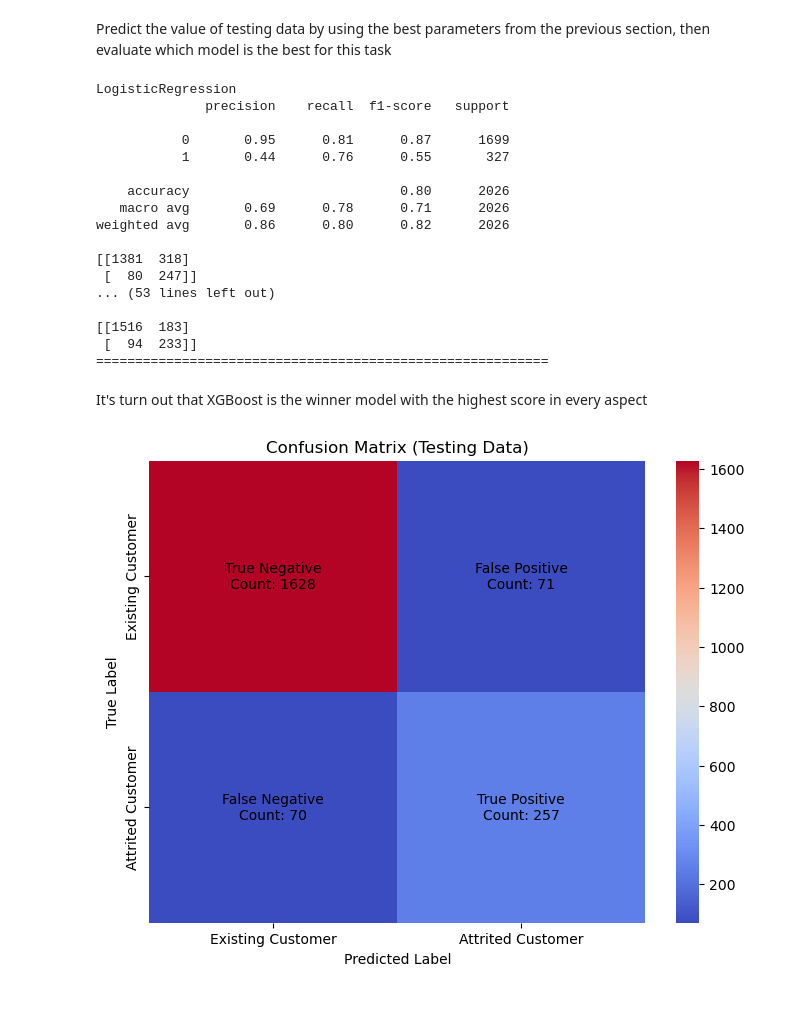
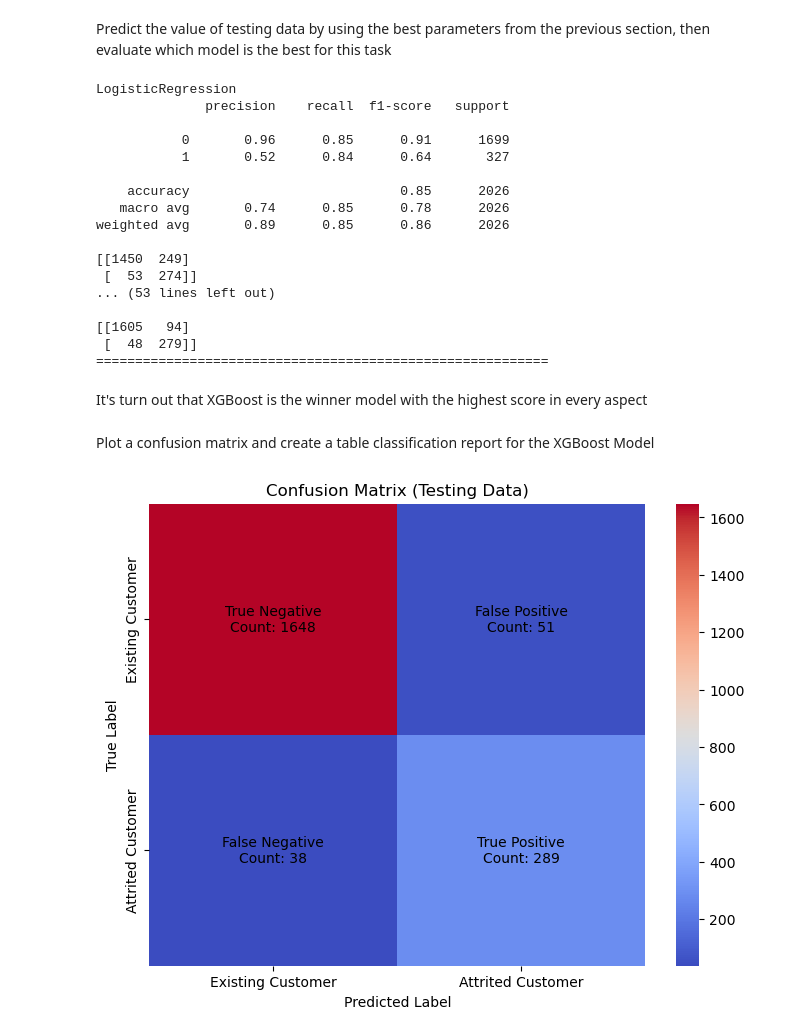
Before and after one commit to tnbsuntae/Credit_Card_Churn_Project, a Jupyter notebook: project.ipynb, the cells around one changed output. Saved outputs shown, nothing was run; the diff lists cells and outputs as text; code cells hidden in the pictures; blank space fills up the shorter version.

```diff
--- a/project.ipynb
+++ b/project.ipynb
@@ -545,5 +545,5 @@ y = df['Attrition_Flag'].apply(lambda x : 1 if x == 'Attrited Customer' else 0)
 # %%
 X_train, X_test, y_train, y_test = train_test_split(X, y, test_size=0.2, random_state=42)
 
-X_train_no_pca = pipeline.fit_transform(X_train)
-X_test_no_pca = pipeline.transform(X_test)
+X_train_preprocessed = pipeline.fit_transform(X_train)
+X_test_preprocessed= pipeline.transform(X_test)
@@ -568,7 +551,7 @@ X_test_pca = pipeline_pca.transform(X_test)
 As we all know that this dataset is imbalance with only around 16% of attrited customers. The upsampling process is used to increase the number of it to match the existing data
 # %%
 smt = SMOTE()
-X_train_pca_sm, y_train_sm = smt.fit_resample(X_train_pca, y_train)
+X_train_sm, y_train_sm = smt.fit_resample(X_train_preprocessed, y_train)
 # %% [markdown]
 # Model Training
 # %% [markdown]
@@ -611,7 +594,7 @@ grids = {}
 for model_name, model in models.items():
     print(f'Training and tuning {model_name}...')
     grids[model_name] = GridSearchCV(estimator=model, param_grid=param_grids[model_name], cv=cv,scoring='accuracy', n_jobs=-1, verbose=1)
-    grids[model_name].fit(X_train_pca_sm, y_train_sm)
+    grids[model_name].fit(X_train_sm, y_train_sm)
     best_params = grids[model_name].best_params_
     best_score = grids[model_name].best_score_
 
@@ -641,7 +624,7 @@ Best accuracy for DecisionTree: 0.9012645199235406
 Predict the value of testing data by using the best parameters from the previous section, then evaluate which model is the best for this task
 # %%
 for i in grids.keys():
-    y_pred = grids[i].predict(X_test_pca)
+    y_pred = grids[i].predict(X_test_preprocessed)
     print (i)
     print(classification_report(y_test, y_pred))
     print(confusion_matrix(y_test, y_pred))
@@ -651,45 +634,49 @@ for i in grids.keys():
 LogisticRegression
               precision    recall  f1-score   support
 
-           0       0.95      0.81      0.87      1699
-           1       0.44      0.76      0.55       327
+           0       0.96      0.85      0.91      1699
+           1       0.52      0.84      0.64       327
 
-    accuracy                           0.80      2026
-   macro avg       0.69      0.78      0.71      2026
-weighted avg       0.86      0.80      0.82      2026
+    accuracy                           0.85      2026
+   macro avg       0.74      0.85      0.78      2026
+weighted avg       0.89      0.85      0.86      2026
 
-[[1381  318]
- [  80  247]]
+[[1450  249]
+ [  53  274]]
 ... (53 lines left out)
 
-[[1516  183]
- [  94  233]]
+[[1605   94]
+ [  48  279]]
 ==========================================================
 # %% [markdown]
 It's turn out that XGBoost is the winner model with the highest score in every aspect
+# %% [markdown]
+Plot a confusion matrix and create a table classification report for the XGBoost Model
 # %%
+y_pred = grids['XGBoost'].predict(X_test_preprocessed)
+
 cm = confusion_matrix(y_test, y_pred)
 
 labels = ['Existing Customer', 'Attrited Customer']
 
 annotations = np.array([['True Negative', 'False Positive'],
                         ['False Negative', 'True Positive']])
 
 plt.figure(figsize=(8, 6))
 ax = sns.heatmap(cm, annot=False, fmt='d', cmap='coolwarm', cbar=True, xticklabels=labels, yticklabels=labels)
 
 for i in range(cm.shape[0]):
     for j in range(cm.shape[1]):
         text = annotations[i, j] + f"\nCount: {cm[i, j]}"
         ax.text(j + 0.5, i + 0.5, text, ha='center', va='center', color='black')
 
 plt.title('Confusion Matrix (Testing Data)')
 plt.xlabel('Predicted Label')
 plt.ylabel('True Label')
 
 plt.show()
 # %% [output]
-[figure, old version]
+[figure, new version]
 # %%
 report_dict = classification_report(y_test, y_pred, output_dict=True)
 
```
Also changed, not shown: parts of 3 cells of this notebook.
